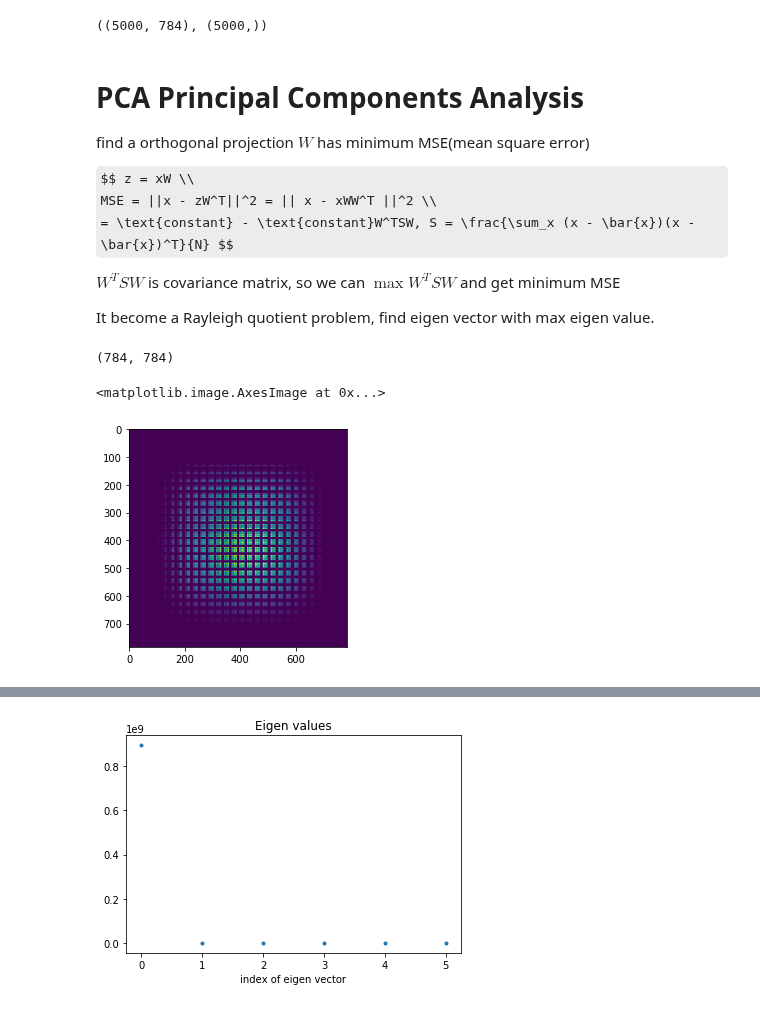
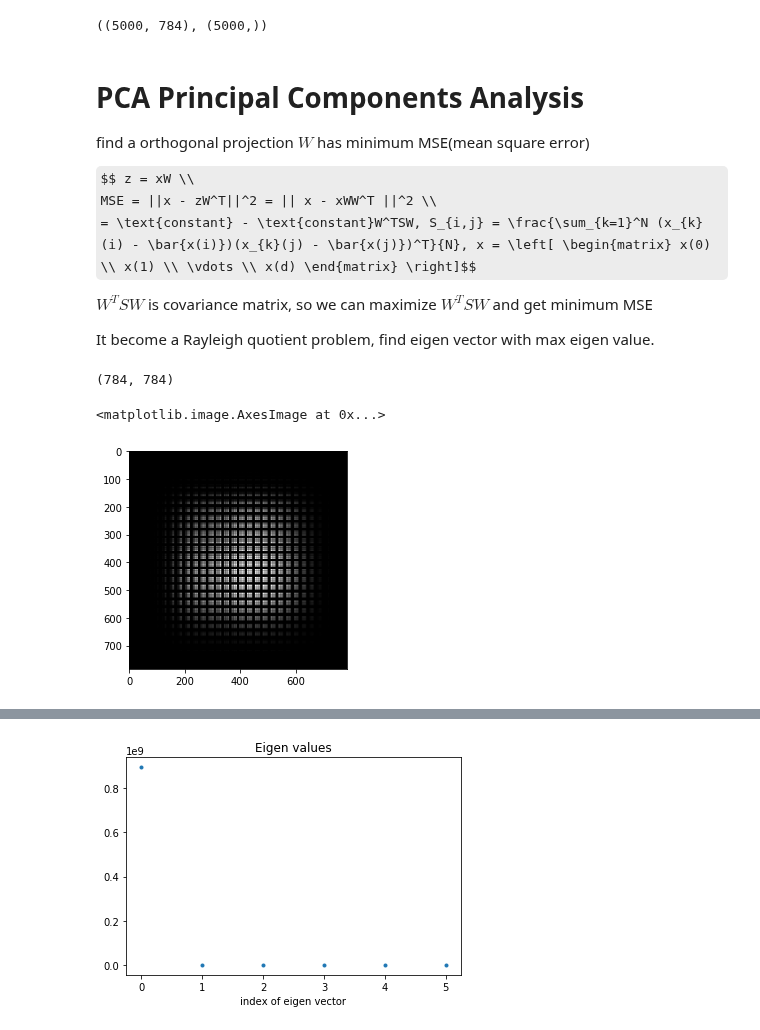
Before and after one commit to csielee/2018ML, a Jupyter notebook: HW7/HW7.ipynb, the cells around one changed output, grey strips where cells are left out. Drawn from its saved outputs; the diff is of its cells as text; code cells hidden in the pictures; some formulas as TeX source.

```diff
--- a/HW7/HW7.ipynb
+++ b/HW7/HW7.ipynb
@@ -18,9 +20,9 @@ find a orthogonal projection $W$ has minimum MSE(mean square error)
 
 $$ z = xW \\
 MSE = ||x - zW^T||^2 = || x - xWW^T ||^2 \\
-= \text{constant} - \text{constant}W^TSW, S = \frac{\sum_x (x - \bar{x})(x - \bar{x})^T}{N} $$
+= \text{constant} - \text{constant}W^TSW, S_{i,j} = \frac{\sum_{k=1}^N (x_{k}(i) - \bar{x(i)})(x_{k}(j) - \bar{x(j)})^T}{N}, x = \left[ \begin{matrix} x(0) \\ x(1) \\ \vdots \\ x(d) \end{matrix} \right]$$
 
-$W^TSW$ is covariance matrix, so we can $\max W^TSW$ and get minimum MSE
+$W^TSW$ is covariance matrix, so we can maximize $W^TSW$ and get minimum MSE
 
 It become a Rayleigh quotient problem, find eigen vector with max eigen value.
 # %%
@@ -36,9 +38,9 @@ S.shape
 # %% [output]
 (784, 784)
 # %%
-plt.imshow(S)
+plt.imshow(S, cmap='gray')
 # %% [output]
 <matplotlib.image.AxesImage at 0x...>
-[figure, old version]
+[figure, new version]
 # %%
 %%time
```
Also changed, not shown: parts of 10 cells of this notebook.
